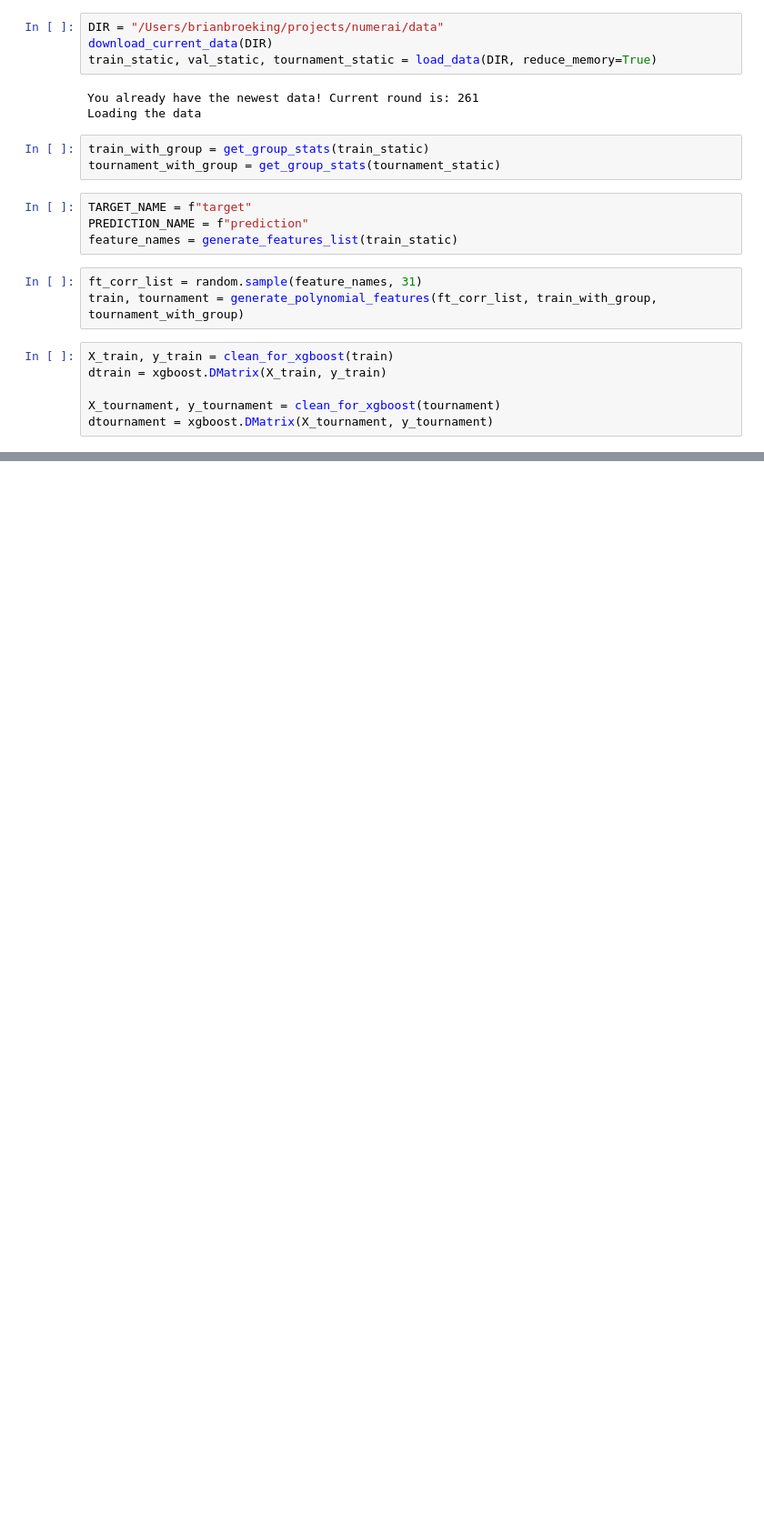
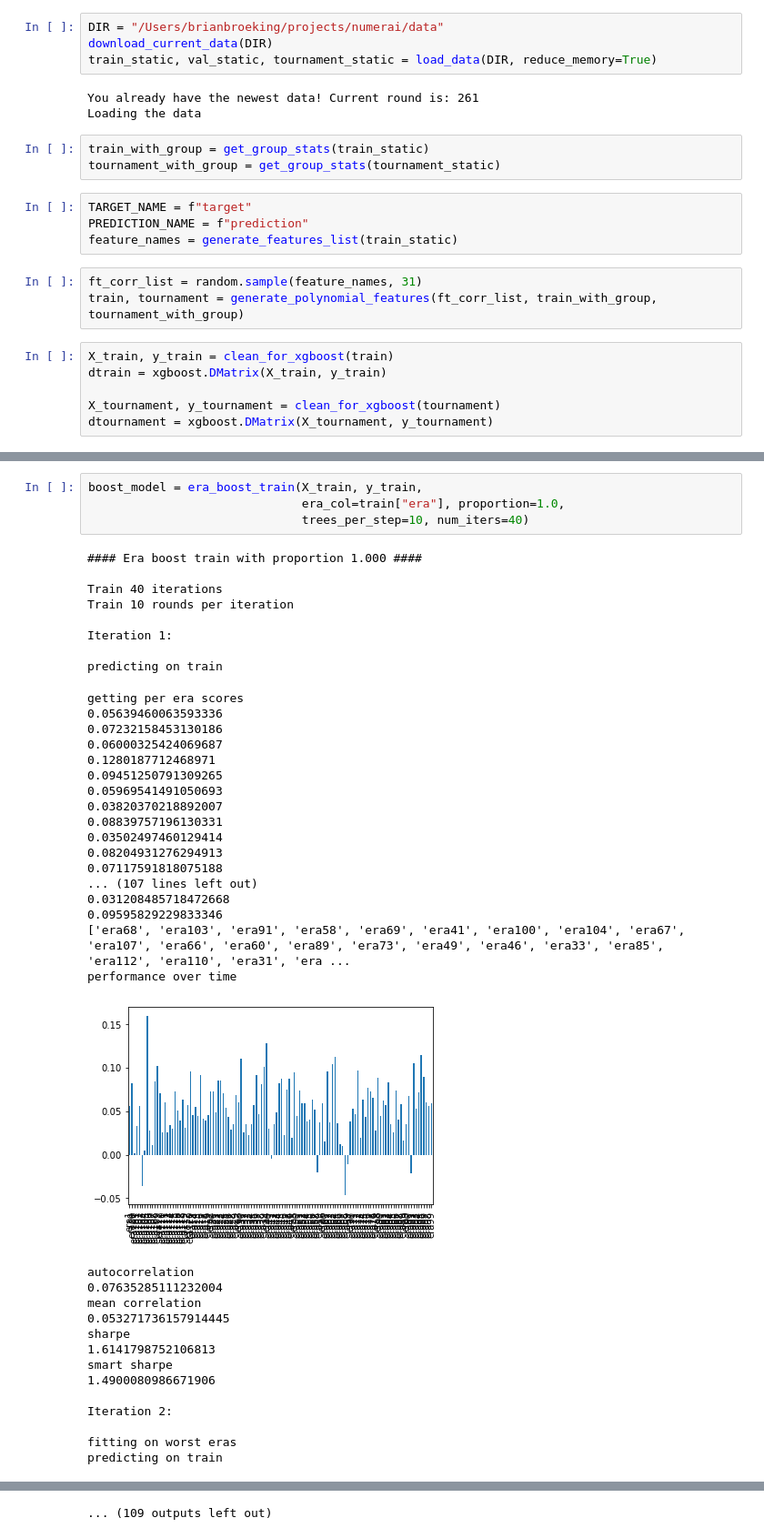
Before and after one commit to bbroeking/numerai, a Jupyter notebook: models/burningcrusade/burning crusade.ipynb, the cells around one changed output, grey strips where cells are left out. Shown at 91% size. Saved outputs shown, nothing was run; the diff lists cells and outputs as text; blank space fills up the shorter version.

```diff
--- a/models/burningcrusade/burning crusade.ipynb
+++ b/models/burningcrusade/burning crusade.ipynb
@@ -137,0 +137,44 @@ X_train
+# %%
+boost_model = era_boost_train(X_train, y_train,
+                              era_col=train["era"], proportion=1.0,
+                              trees_per_step=10, num_iters=40)
+# %% [output]
+#### Era boost train with proportion 1.000 ####
+
+Train 40 iterations
+Train 10 rounds per iteration
+
+Iteration 1:
+
+predicting on train
+getting per era scores
+0.05639460063593336
+0.07232158453130186
+0.06000325424069687
+0.1280187712468971
+0.09451250791309265
+0.05969541491050693
+0.03820370218892007
+0.08839757196130331
+0.03502497460129414
+0.08204931276294913
+0.07117591818075188
+... (107 lines left out)
+0.031208485718472668
+0.09595829229833346
+['era68', 'era103', 'era91', 'era58', 'era69', 'era41', 'era100', 'era104', 'era67', 'era107', 'era66', 'era60', 'era89', 'era73', 'era49', 'era46', 'era33', 'era85', 'era112', 'era110', 'era31', 'era ...
+performance over time
+[figure, added]
+autocorrelation
+0.07635285111232004
+mean correlation
+0.053271736157914445
+sharpe
+1.6141798752106813
+smart sharpe
+1.4900080986671906
+
+Iteration 2:
+
+fitting on worst eras
+predicting on train
@@ -137,0 +261 @@ X_train
+... (109 outputs left out)
```
Also changed, not shown: parts of 21 cells of this notebook, 16 other files.
